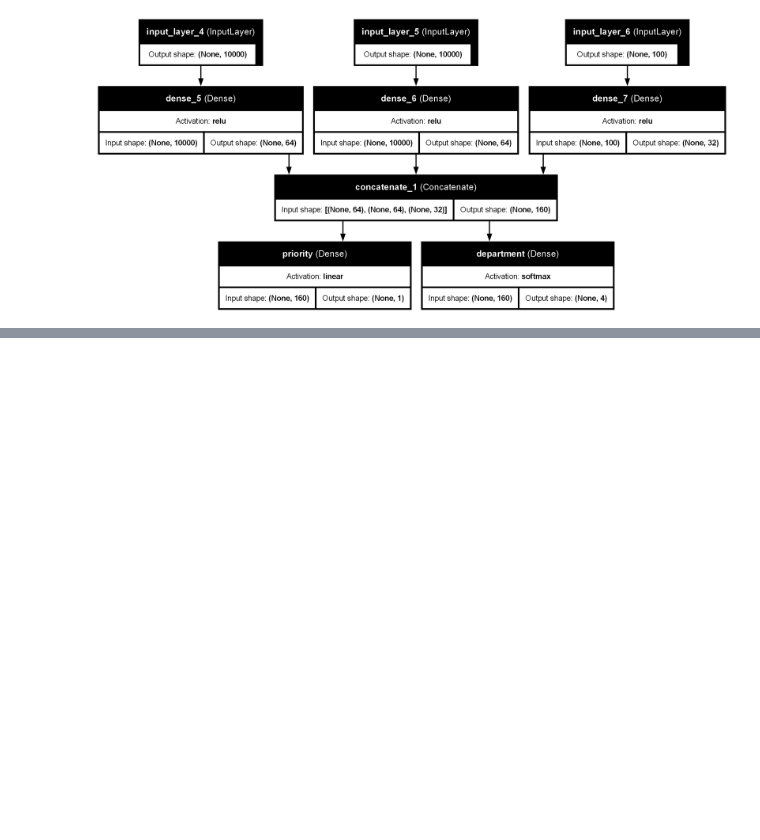
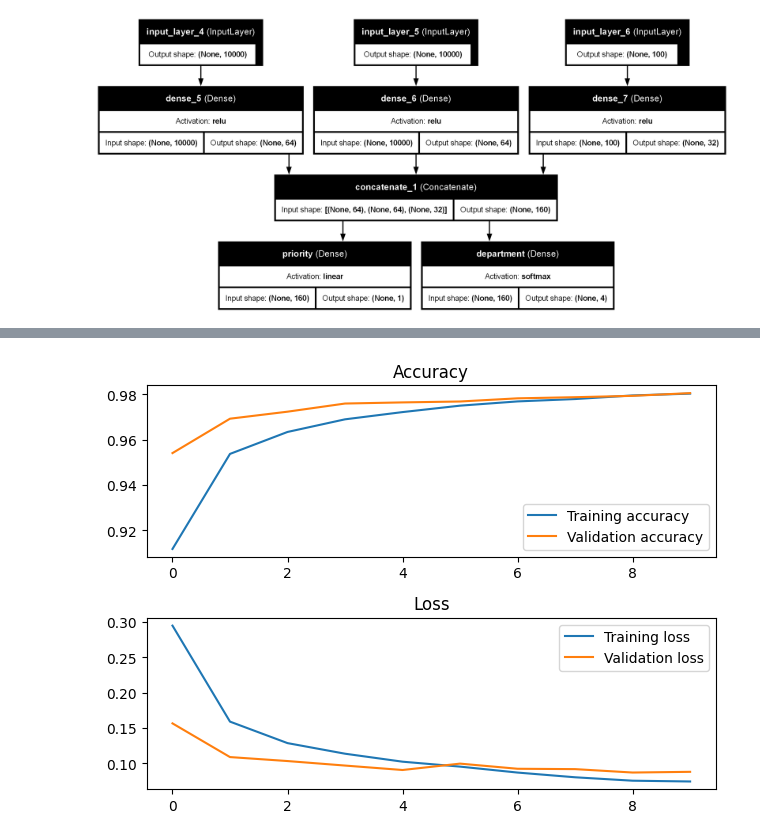
Before and after one commit to cyrilfrl/Data-Science-Lab, a Jupyter notebook: sandbox/chollet.ipynb, the cells around one changed output, grey strips where cells are left out. Saved outputs shown, nothing was run; the diff lists cells and outputs as text; code cells hidden in the pictures; blank space fills up the shorter version.

```diff
--- a/sandbox/chollet.ipynb
+++ b/sandbox/chollet.ipynb
@@ -538,3 +538,29 @@ keras.utils.plot_model(model, "ticket_classifier.png",
                        )
 # %% [output]
 [figure]
+# %%
+from tensorflow.keras.datasets import mnist
+import tensorflow as tf
+from tensorflow import keras
+from tensorflow.keras import layers
+
+def get_mnist_model():
+    inputs = keras.Input(shape=(28 * 28,))
+
+    features = layers.Dense(512, activation="relu")(inputs)
+    features = layers.Dropout(0.5)(features)
+    outputs = layers.Dense(10, activation="softmax")(features)
+
+    model = keras.Model(inputs, outputs)
+    return model
+
+(images, labels), (test_images, test_labels) = mnist.load_data()
+images = images.reshape((60000, 28 * 28)).astype("float32") / 255
+test_images = test_images.reshape((10000, 28 * 28)).astype("float32") / 255
+train_images, val_images = images[10000:], images[:10000]
+train_labels, val_labels = labels[10000:], labels[:10000]
+model = get_mnist_model()
+model.compile(optimizer="rmsprop",
+              loss="sparse_categorical_crossentropy",
+              metrics=["accuracy"])
+history = model.fit(train_images, train_labels, epochs=10, validation_data=(val_images, val_labels))
@@ -540,0 +588,19 @@ keras.utils.plot_model(model, "ticket_classifier.png",
+# %%
+import matplotlib.pyplot as plt
+
+plt.subplot(2, 1, 1)
+plt.plot(history.history['accuracy'], label="Training accuracy")
+plt.plot(history.history['val_accuracy'], label="Validation accuracy")
+plt.title("Accuracy")
+plt.legend()
+
+plt.subplot(2, 1, 2)
+plt.plot(history.history['loss'], label="Training loss")
+plt.plot(history.history['val_loss'], label="Validation loss")
+plt.title("Loss")
+plt.legend()
+
+plt.tight_layout()
+plt.show()
+# %% [output]
+[figure, added]
```
Also changed, not shown: parts of 11 cells of this notebook, 26 other files.
